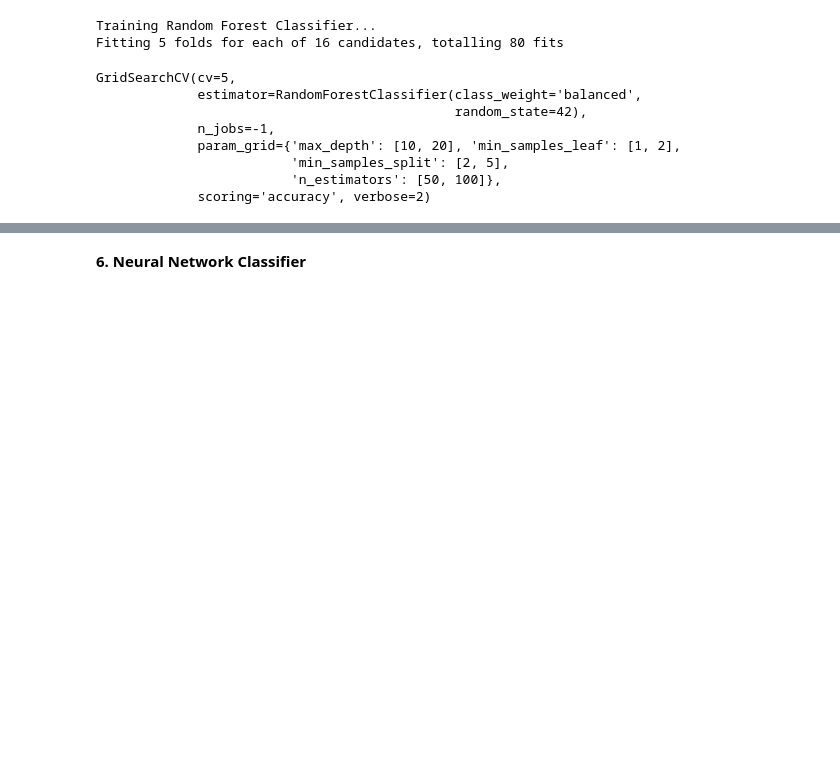
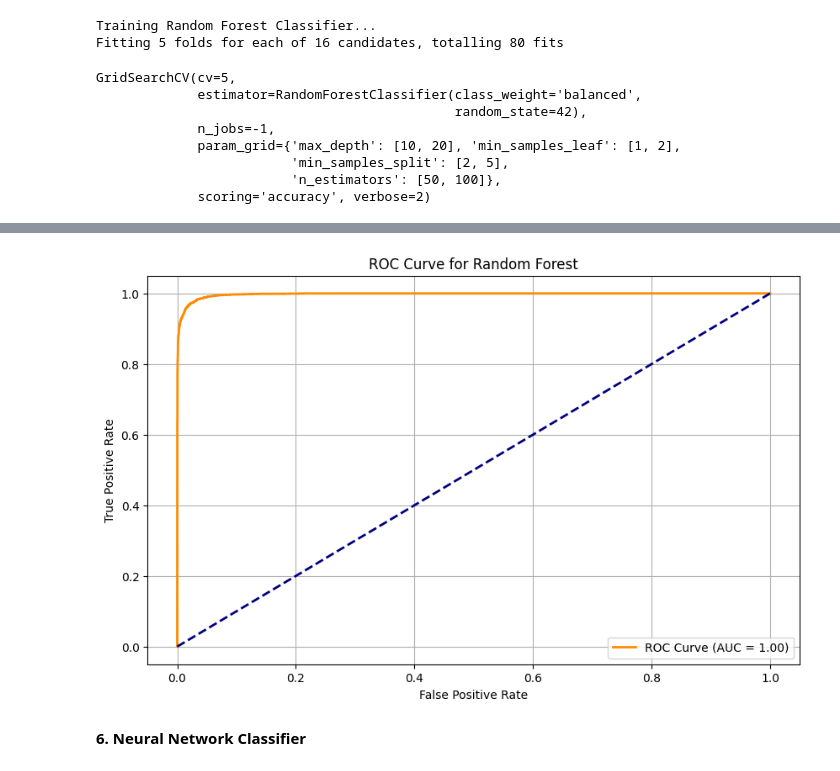
Before and after one commit to SiyumiJayawardhane/Customer-Subscription-Prediction, a Jupyter notebook: MachineLearningCourseWork.ipynb, the cells around one changed output, grey strips where cells are left out. Saved outputs shown, nothing was run; the diff lists cells and outputs as text; code cells hidden in the pictures; blank space fills up the shorter version.

```diff
--- a/MachineLearningCourseWork.ipynb
+++ b/MachineLearningCourseWork.ipynb
@@ -214,4 +267,5 @@ y = data['y']
 # %%
 # Scale numerical features
 scaler = StandardScaler()
-X = scaler.fit_transform(X)
+X_smote_scaled = scaler.fit_transform(X_smote)
+X_smote_scaled
@@ -218,5 +286,5 @@ X = scaler.fit_transform(X)
 # %%
 # Split into train and test sets
 X_train, X_test, y_train, y_test = train_test_split(
-    X, y, test_size=0.2, random_state=42
+    X_smote_scaled, y_smote, test_size=0.2, random_state=42
 )
@@ -241,7 +303,7 @@ param_grid = {
 print("\nTraining Random Forest Classifier...")
 rf_model = RandomForestClassifier(n_estimators=100, class_weight='balanced', random_state=42)
 grid_search = GridSearchCV(estimator=rf_model, param_grid=param_grid, cv=5, scoring='accuracy', verbose=2, n_jobs=-1)
-grid_search.fit(X_resampled, y_resampled)
+grid_search.fit(X_smote_scaled, y_smote)
 # %% [output]
 Training Random Forest Classifier...
 Fitting 5 folds for each of 16 candidates, totalling 80 fits
@@ -304,3 +368,20 @@ plt.show()
+# %%
+#ROC Curve for Random Forest
+rf_test_probabilities = best_rf_model.predict_proba(X_test)[:, 1]  # Probabilities for the positive class
+fpr, tpr, thresholds = roc_curve(y_test, rf_test_probabilities)
+roc_auc = auc(fpr, tpr)
+
+plt.figure(figsize=(10, 6))
+plt.plot(fpr, tpr, color='darkorange', lw=2, label=f'ROC Curve (AUC = {roc_auc:.2f})')
+plt.plot([0, 1], [0, 1], color='navy', lw=2, linestyle='--')
+plt.xlabel('False Positive Rate')
+plt.ylabel('True Positive Rate')
+plt.title('ROC Curve for Random Forest')
+plt.legend(loc="lower right")
+plt.grid()
+plt.show()
+# %% [output]
+[figure, added]
 # %% [markdown]
 **6. Neural Network Classifier**
 # %%
```
Also changed, not shown: parts of 25 cells of this notebook.
